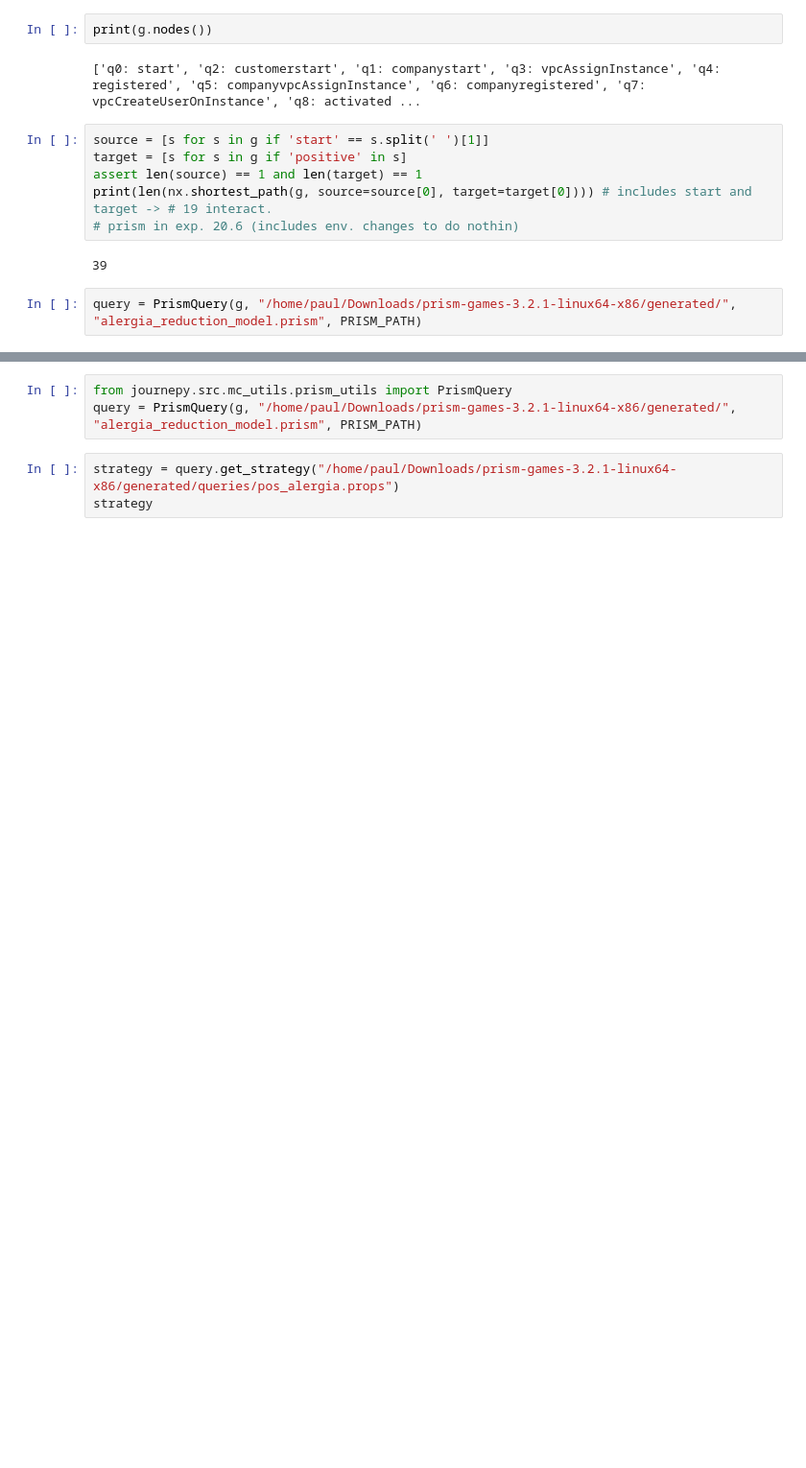
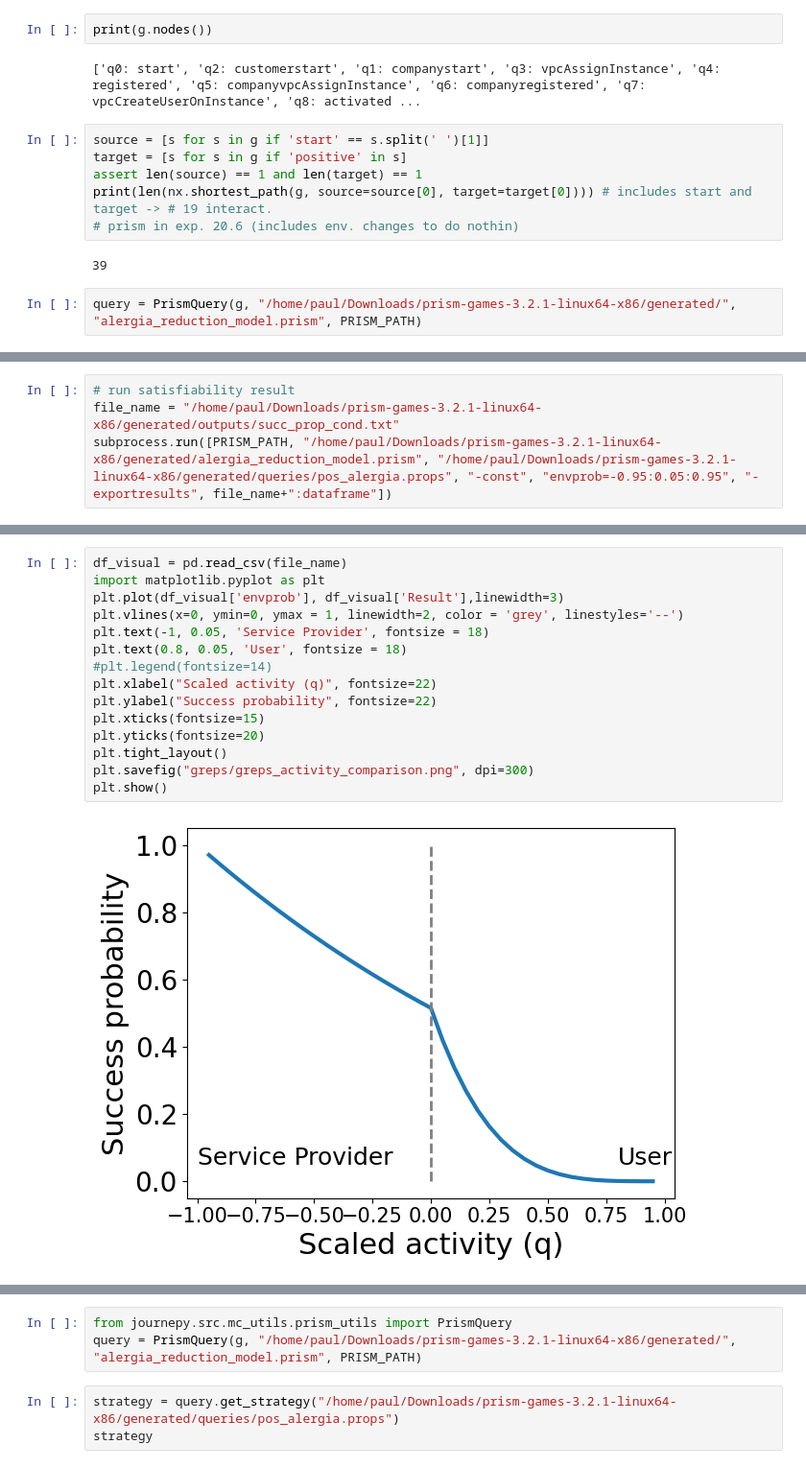
Before and after one commit to smartjourneymining/probabilistic_games, a Jupyter notebook: io_alergia_greps.ipynb, the cells around one changed output, grey strips where cells are left out. Shown at 96% size. Drawn from its saved outputs; the diff is of its cells as text; blank space fills up the shorter version.

```diff
--- a/io_alergia_greps.ipynb
+++ b/io_alergia_greps.ipynb
@@ -308,0 +364,4 @@ AttributeError: Can only use .str accessor with string values!
+# %%
+# run satisfiability result
+file_name = "/home/paul/Downloads/prism-games-3.2.1-linux64-x86/generated/outputs/succ_prop_cond.txt"
+subprocess.run([PRISM_PATH, "/home/paul/Downloads/prism-games-3.2.1-linux64-x86/generated/alergia_reduction_model.prism", "/home/paul/Downloads/prism-games-3.2.1-linux64-x86/generated/queries/pos_alergia.props", "-const", "envprob=-0.95:0.05:0.95", "-exportresults", file_name+":dataframe"])
@@ -308,0 +387,17 @@ AttributeError: Can only use .str accessor with string values!
+# %%
+df_visual = pd.read_csv(file_name)
+import matplotlib.pyplot as plt
+plt.plot(df_visual['envprob'], df_visual['Result'],linewidth=3)
+plt.vlines(x=0, ymin=0, ymax = 1, linewidth=2, color = 'grey', linestyles='--')
+plt.text(-1, 0.05, 'Service Provider', fontsize = 18)
+plt.text(0.8, 0.05, 'User', fontsize = 18)
+#plt.legend(fontsize=14)
+plt.xlabel("Scaled activity (q)", fontsize=22)
+plt.ylabel("Success probability", fontsize=22)
+plt.xticks(fontsize=15)
+plt.yticks(fontsize=20)
+plt.tight_layout()
+plt.savefig("greps/greps_activity_comparison.png", dpi=300)
+plt.show()
+# %% [output]
+[figure, added]
```
Also changed, not shown: parts of 41 cells of this notebook.
